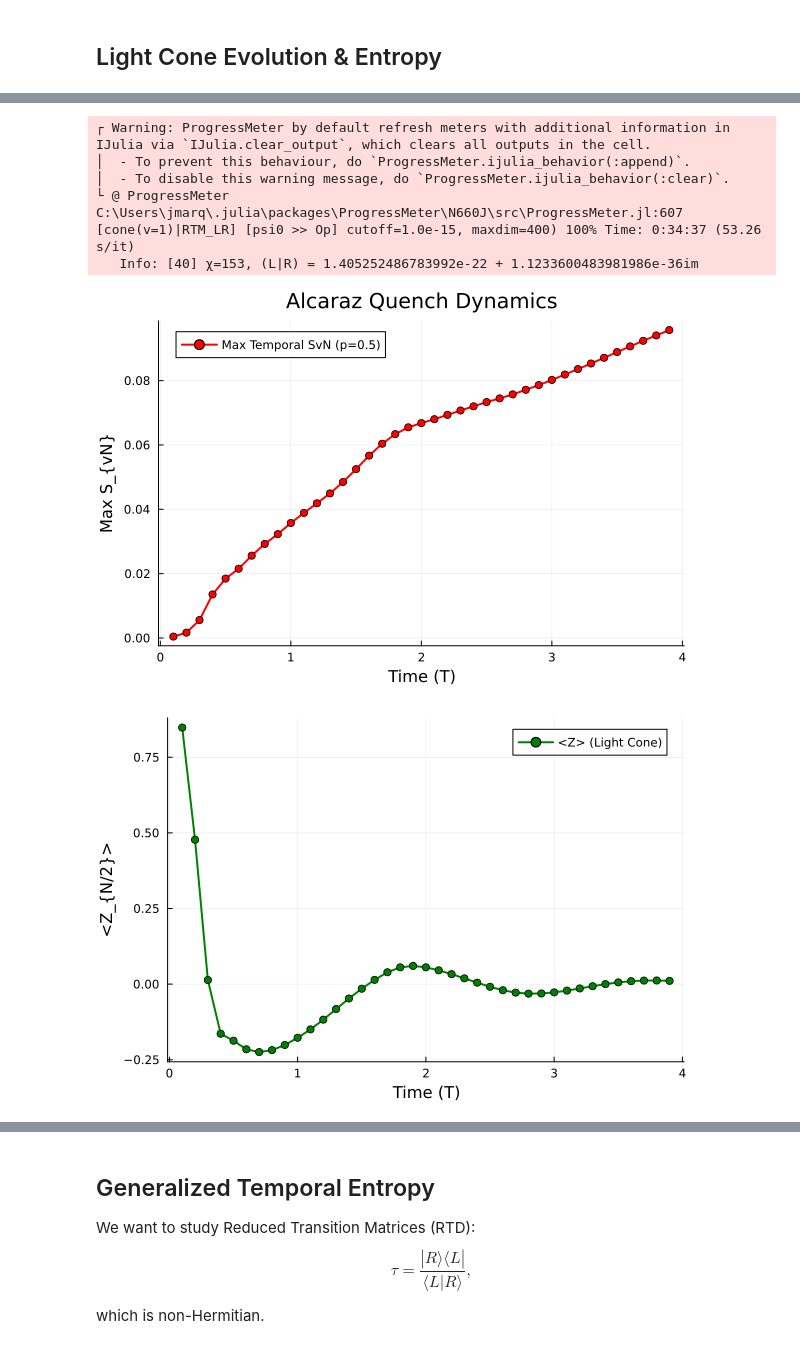
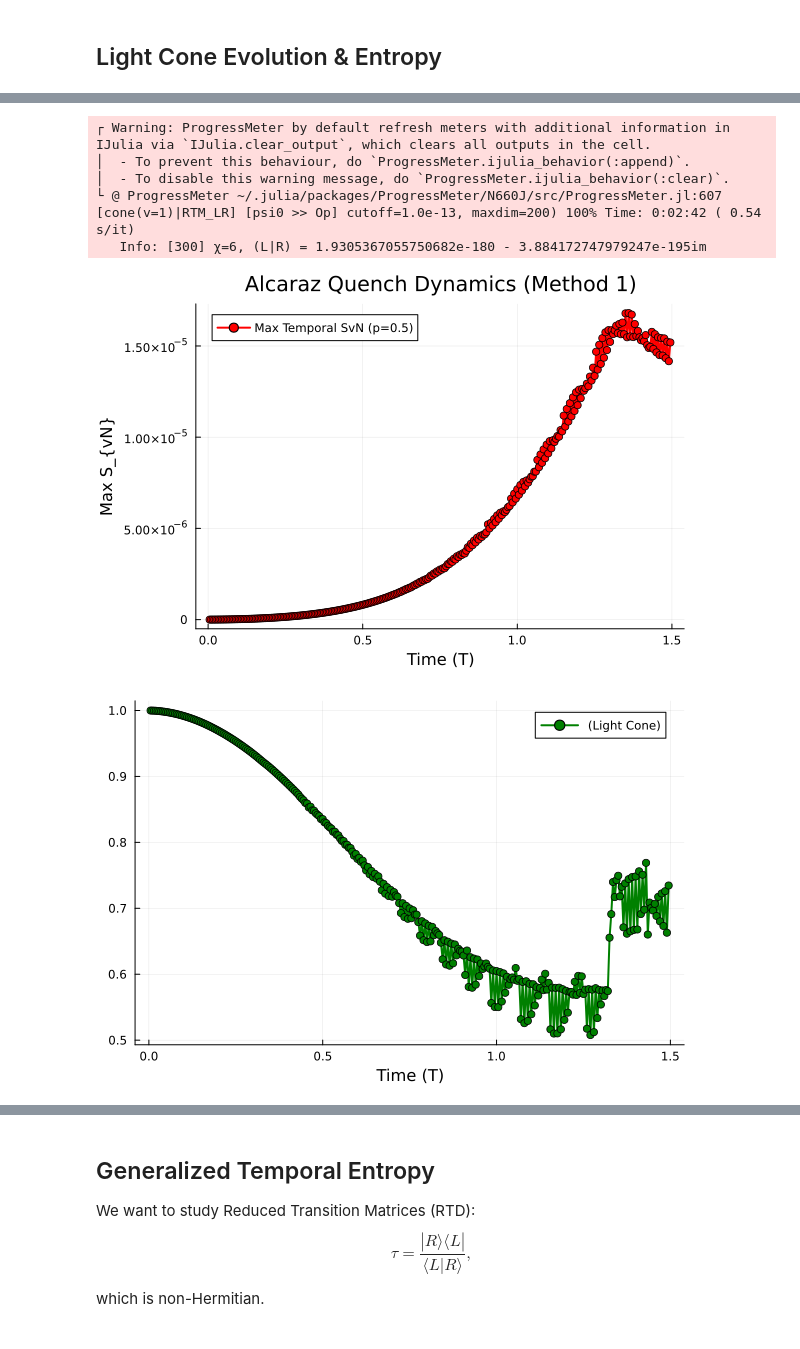
Before and after one commit to jmarquezol/QuantumMaster, a Jupyter notebook: master_thesis/NNN_crit_model.ipynb, the cells around one changed output, grey strips where cells are left out. Drawn from its saved outputs; the diff is of its cells as text; code cells hidden in the pictures.

```diff
--- a/master_thesis/NNN_crit_model.ipynb
+++ b/master_thesis/NNN_crit_model.ipynb
@@ -11,9 +11,9 @@ N = 50
 lambda = 1.0    # exact critical point (self dual)
 p = 0.5         # NNN term (p>0 breakes system's integrability)
 dt = 0.1
-T_max = 4.0
-cutoff = 1e-10
-maxdim = 200
+T_max = 1.5
+cutoff = 1e-12
+maxdim = 250
 
 # Physical indices
 sites = siteinds("S=1/2", N)
@@ -179,10 +314,4 @@ NDTensors.Dense{ComplexF64, Vector{ComplexF64}}
 # %%
-# Parameters
-dt = 0.1
-T_max = 4.0
-maxdim = 400
-cutoff = 1e-15
-
 # Initial State (for Light Cone)
 s = Index(2, "S=1/2")
 bl = ITensor(ComplexF64, s)
@@ -190,7 +319,10 @@ bl[s => 1] = 1.0 + 0.0im  # Starting in the "Up" state
 
 # Folded W Blocks
 mp_alcaraz = AlcarazModel(lambda, p, s)
-tp = tMPOParams(dt, expH_alcaraz, mp_alcaraz, 0, bl)
+
+tp = tMPOParams(dt / 2.0, expH_alcaraz_v1, mp_alcaraz, 0, bl)
+# tp = tMPOParams(dt / 2.0, expH_alcaraz_v2, mp_alcaraz, 0, bl)
+
 fb = FoldtMPOBlocks(tp)
 
 # Cone Parameters
@@ -221,40 +353,40 @@ init_mps = init_cone(fb, 1)
 Nt_final = Int(round(T_max / dt))
 
 L_final, R_final, checkpt = run_cone(init_mps, fb, cp, chk, Nt_final)
 
 # Entropy
 svn_vals_raw = checkpt.history[:SvN]
 svn_max = [maximum(real(v)) for v in svn_vals_raw]
 
-# <Z>
+#
 z_vals = checkpt.history[:Z_normed]
 
 times_plot = [n * dt for n in 1:length(svn_max)]
 
 # Plot Ent Entropy
 p1 = plot(times_plot, svn_max,
      label="Max Temporal SvN (p=$p)",
      xlabel="Time (T)",
      ylabel="Max S_{vN}",
      lw=2, color=:red, marker=:circle,
-     title="Alcaraz Quench Dynamics")
+     title="Alcaraz Quench Dynamics (Method 1)")
 
 display(p1)
 
-# Plot <Z>
+# Plot
 p2 = plot(times_plot, z_vals,
-     label="<Z> (Light Cone)",
+     label=" (Light Cone)",
      xlabel="Time (T)",
-     ylabel="<Z_{N/2}>",
+     ylabel="",
      lw=2, color=:green, marker=:circle)
 
 display(p2)
 # %% [output]
 ┌ Warning: ProgressMeter by default refresh meters with additional information in IJulia via `IJulia.clear_output`, which clears all outputs in the cell.
 │  - To prevent this behaviour, do `ProgressMeter.ijulia_behavior(:append)`.
 │  - To disable this warning message, do `ProgressMeter.ijulia_behavior(:clear)`.
-└ @ ProgressMeter C:\Users\jmarq\.julia\packages\ProgressMeter\N660J\src\ProgressMeter.jl:607
-[cone(v=1)|RTM_LR] [psi0 >> Op] cutoff=1.0e-15, maxdim=400) 100% Time: 0:34:37 (53.26  s/it)
-   Info: [40] χ=153, (L|R) = 1.405252486783992e-22 + 1.1233600483981986e-36im
+└ @ ProgressMeter ~/.julia/packages/ProgressMeter/N660J/src/ProgressMeter.jl:607
+[cone(v=1)|RTM_LR] [psi0 >> Op] cutoff=1.0e-13, maxdim=200) 100% Time: 0:02:42 ( 0.54  s/it)
+   Info: [300] χ=6, (L|R) = 1.9305367055750682e-180 - 3.884172747979247e-195im
-[figure, old version]
+[figure, new version]
-[figure, old version]
+[figure, new version]
```
Also changed, not shown: parts of 11 cells of this notebook, 1 other file.
